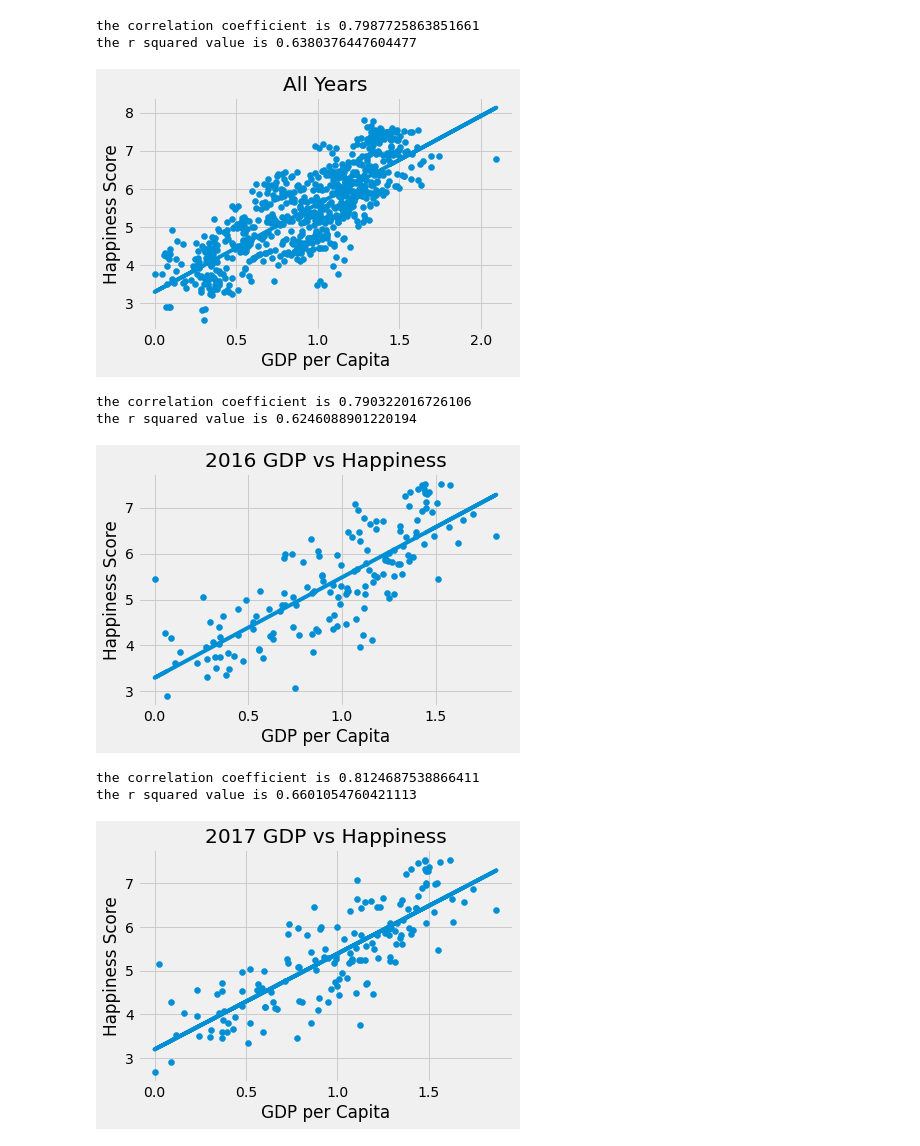
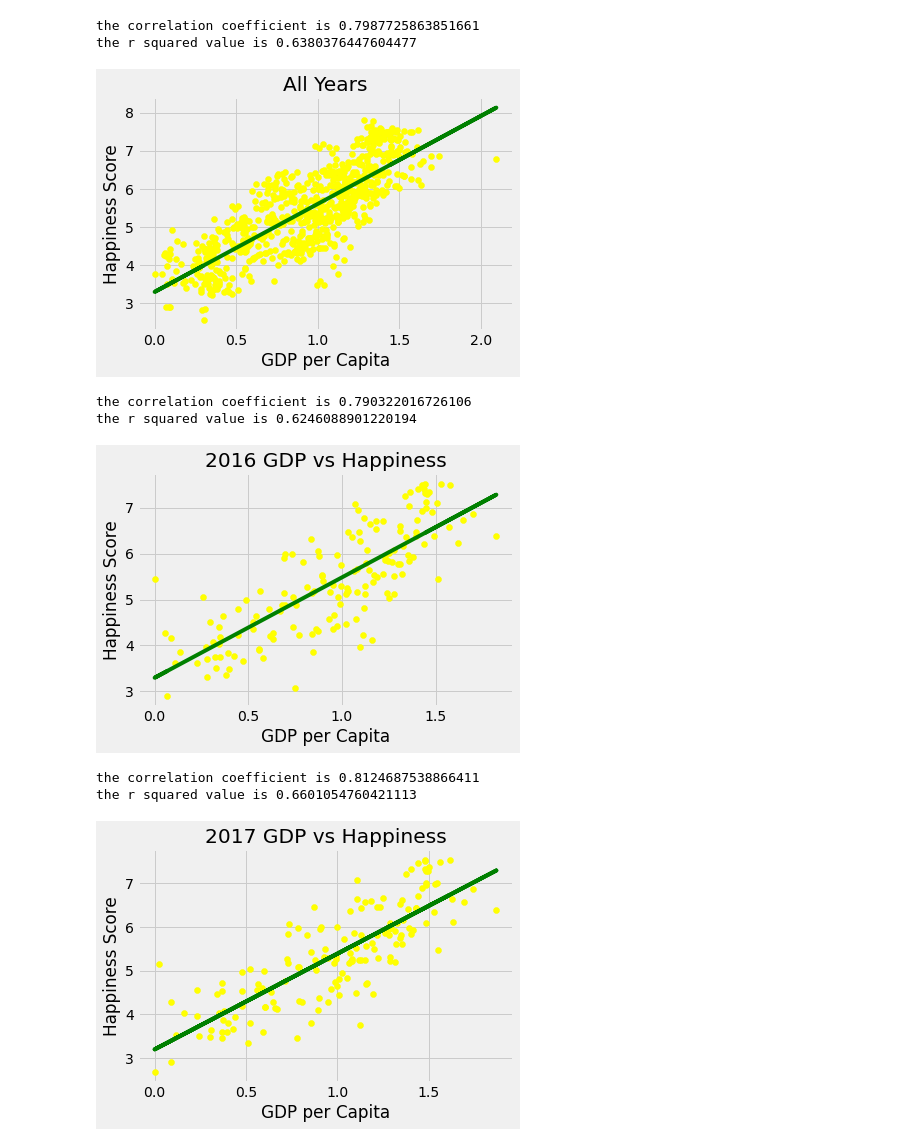
Before and after one commit to alannahmarie/project_hapPyness, a Jupyter notebook: Brian/brian_hapPyness.ipynb, the cells around one changed output. Saved outputs shown, nothing was run; the diff lists cells and outputs as text; code cells hidden in the pictures.

Commit message:
chart color corrections

```diff
--- a/Brian/brian_hapPyness.ipynb
+++ b/Brian/brian_hapPyness.ipynb
@@ -26,25 +26,26 @@ plt.style.use('fivethirtyeight')
 # %%
 # plot scatter chart
 clean_data_all_years_df.plot.scatter(['GDP per Capita'], ['Happiness Score'])
 x_value = clean_data_all_years_df['GDP per Capita']
 y_value = clean_data_all_years_df['Happiness Score']
 
 (slope, intercept, rvalue, pvalue, std)= linregress(x_value, y_value)
 regress_value =  x_value * slope + intercept
 line_eq = "y= " + str(slope) + "x " + str(intercept)
-plt.scatter(x_value, y_value)
+plt.scatter(x_value, y_value, color = "yellow")
 plt.xlabel("GDP per Capita")
 plt.ylabel("Happiness Score")
 plt.title("All Years")
-plt.plot(x_value, regress_value)
+plt.plot(x_value, regress_value, color="green")
+
 print("the correlation coefficient is " + str(rvalue))
 print("the r squared value is " + str(rvalue**2))
 plt.savefig('All Years.png')
 plt.show()
 # %% [output]
 the correlation coefficient is 0.7987725863851661
 the r squared value is 0.6380376447604477
-[figure, old version]
+[figure, new version]
 # %%
 
 clean_data_2016_df.plot.scatter(['GDP per Capita'], ['Happiness Score'])
@@ -55,11 +56,11 @@ y_value = clean_data_2016_df['Happiness Score']
 (slope, intercept, rvalue, pvalue, std)= linregress(x_value, y_value)
 regress_value =  x_value * slope + intercept
 line_eq = "y= " + str(slope) + "x " + str(intercept)
-plt.scatter(x_value, y_value)
+plt.scatter(x_value, y_value, color = "yellow")
 plt.xlabel("GDP per Capita")
 plt.ylabel("Happiness Score")
 plt.title("2016 GDP vs Happiness")
-plt.plot(x_value, regress_value)
+plt.plot(x_value, regress_value, color="green")
 print("the correlation coefficient is " + str(rvalue))
 print("the r squared value is " + str(rvalue**2))
 plt.savefig('2016 GDP vs Happiness.png')
@@ -67,7 +68,7 @@ plt.show()
 # %% [output]
 the correlation coefficient is 0.790322016726106
 the r squared value is 0.6246088901220194
-[figure, old version]
+[figure, new version]
 # %%
 clean_data_2017_df.plot.scatter(['GDP per Capita'], ['Happiness Score'])
 
@@ -77,11 +78,11 @@ y_value = clean_data_2017_df['Happiness Score']
 (slope, intercept, rvalue, pvalue, std)= linregress(x_value, y_value)
 regress_value =  x_value * slope + intercept
 line_eq = "y= " + str(slope) + "x " + str(intercept)
-plt.scatter(x_value, y_value)
+plt.scatter(x_value, y_value, color = "yellow")
 plt.xlabel("GDP per Capita")
 plt.ylabel("Happiness Score")
 plt.title("2017 GDP vs Happiness")
-plt.plot(x_value, regress_value)
+plt.plot(x_value, regress_value, color="green" )
 print("the correlation coefficient is " + str(rvalue))
 print("the r squared value is " + str(rvalue**2))
 plt.savefig('2017 GDP vs Happiness.png')
@@ -89,7 +90,7 @@ plt.show()
 # %% [output]
 the correlation coefficient is 0.8124687538866411
 the r squared value is 0.6601054760421113
-[figure, old version]
+[figure, new version]
 # %%
 clean_data_2018_df.plot.scatter(['GDP per Capita'], ['Happiness Score'])
 
```
Also changed, not shown: parts of 3 cells of this notebook, 7 other files.
